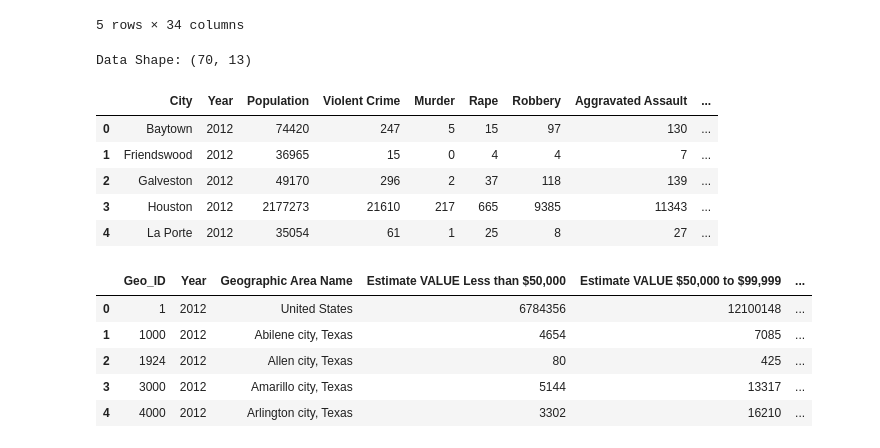
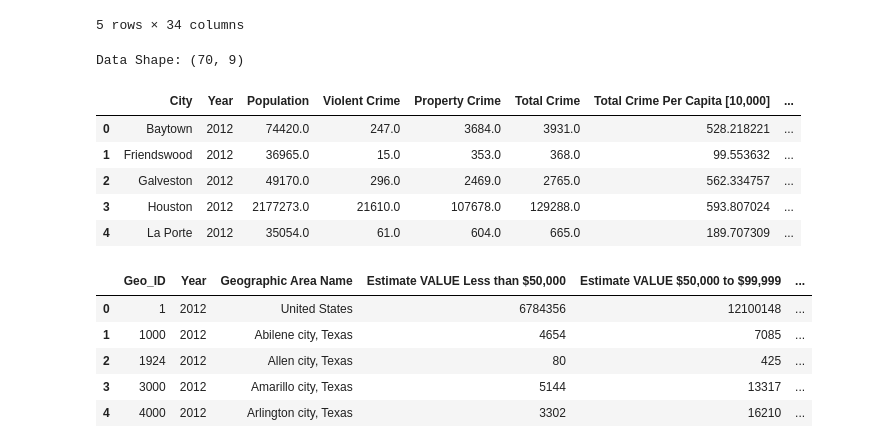
Before and after one commit to andresocorro/project_1, a Jupyter notebook: src_files/RegressionAnalysiswithHousePrices.ipynb, the cells around one changed output. Saved outputs shown, nothing was run; the diff lists cells and outputs as text; code cells hidden in the pictures.

```diff
--- a/src_files/RegressionAnalysiswithHousePrices.ipynb
+++ b/src_files/RegressionAnalysiswithHousePrices.ipynb
@@ -20,18 +20,18 @@ Data Shape: (427, 34)
 | 4 | 4000 | Arlington city, Texas | 2012 | 147340.0 | 132941.0 | ... |
 5 rows × 34 columns
 # %%
-file_path = os.path.join("..", "Resources", "Crime_Merged.csv")
+file_path = os.path.join("..", "Resources", "analysis_crime.csv")
 crimeDF = pd.read_csv(file_path)
 print(f"Data Shape: {crimeDF.shape}")
 crimeDF.head()
 # %% [output]
-Data Shape: (70, 13)
+Data Shape: (70, 9)
-|  | City | Year | Population | Violent Crime | Murder | Rape | Robbery | Aggravated Assault | ... |
-| 0 | Baytown | 2012 | 74420 | 247 | 5 | 15 | 97 | 130 | ... |
-| 1 | Friendswood | 2012 | 36965 | 15 | 0 | 4 | 4 | 7 | ... |
-| 2 | Galveston | 2012 | 49170 | 296 | 2 | 37 | 118 | 139 | ... |
-| 3 | Houston | 2012 | 2177273 | 21610 | 217 | 665 | 9385 | 11343 | ... |
-| 4 | La Porte | 2012 | 35054 | 61 | 1 | 25 | 8 | 27 | ... |
+|  | City | Year | Population | Violent Crime | Property Crime | Total Crime | Total Crime Per Capita [10,000] | ... |
+| 0 | Baytown | 2012 | 74420.0 | 247.0 | 3684.0 | 3931.0 | 528.218221 | ... |
+| 1 | Friendswood | 2012 | 36965.0 | 15.0 | 353.0 | 368.0 | 99.553632 | ... |
+| 2 | Galveston | 2012 | 49170.0 | 296.0 | 2469.0 | 2765.0 | 562.334757 | ... |
+| 3 | Houston | 2012 | 2177273.0 | 21610.0 | 107678.0 | 129288.0 | 593.807024 | ... |
+| 4 | La Porte | 2012 | 35054.0 | 61.0 | 604.0 | 665.0 | 189.707309 | ... |
 # %%
 housingPriceRangeDF= pd.DataFrame(housingCensusDF[['Geo_ID', 'Year', 'Geographic Area Name', 'Estimate VALUE Less than $50,000','Estimate VALUE $50,000 to $99,999','Estimate VALUE $100,000 to $149,999',
                    'Estimate VALUE $150,000 to $199,999','Estimate VALUE $200,000 to $299,999','Estimate VALUE $300,000 to $499,999','Estimate VALUE $500,000 to $999,999',
```
Also changed, not shown: parts of 6 cells of this notebook, 7 other files.
